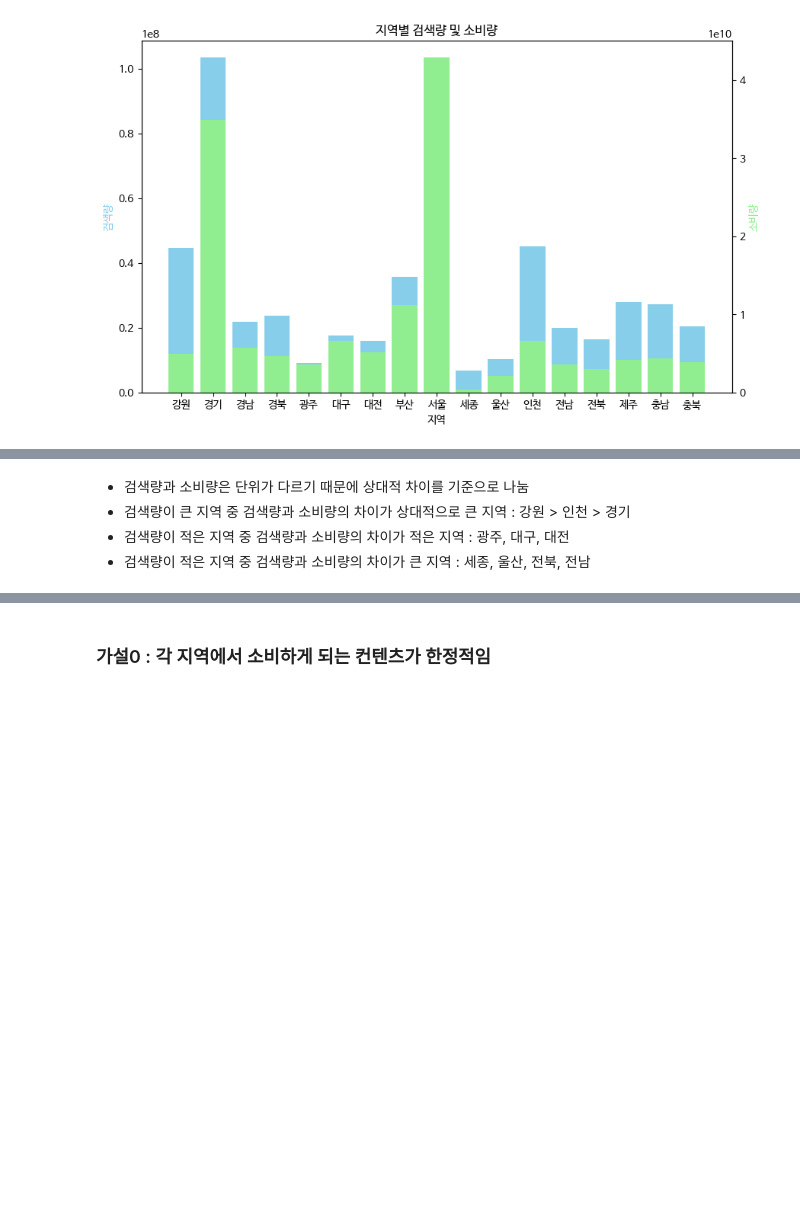
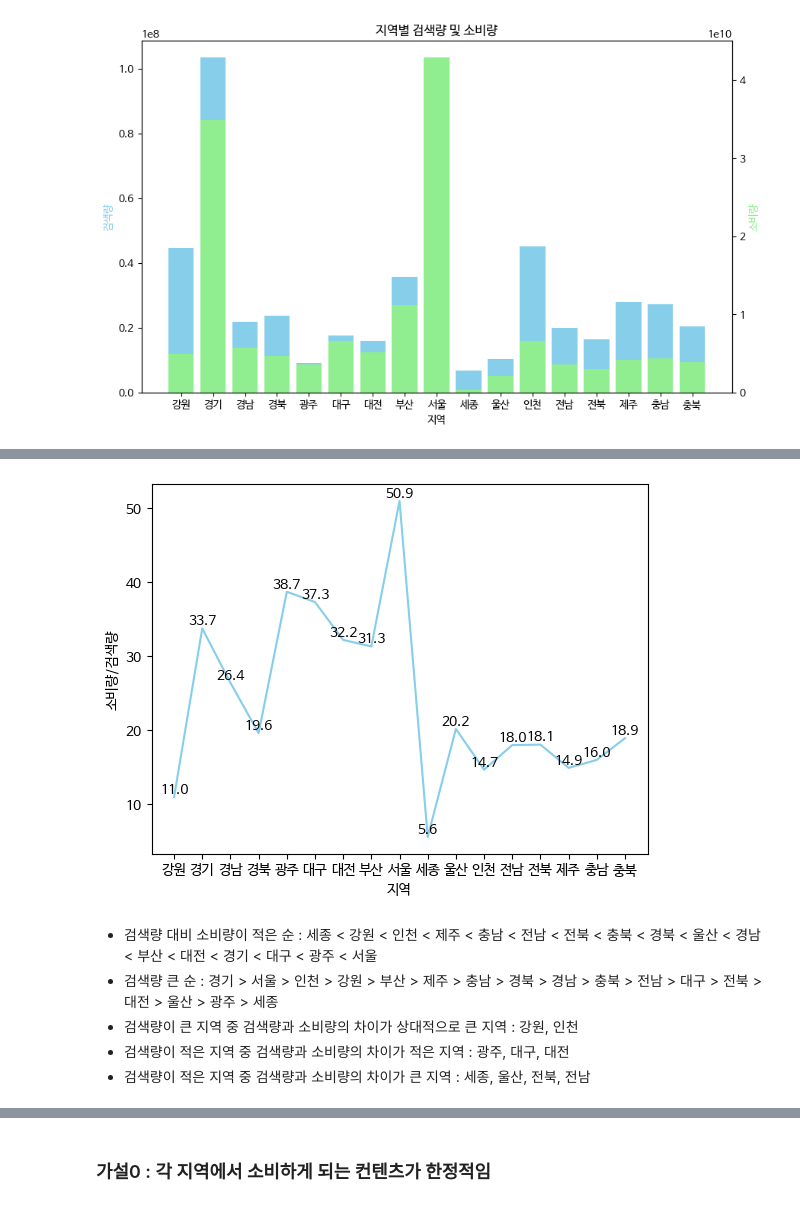
Before and after one commit to skymined/path_finder_data_analysis, a Jupyter notebook: DA/EDA.ipynb, the cells around one changed output, grey strips where cells are left out. Saved outputs shown, nothing was run; the diff lists cells and outputs as text; code cells hidden in the pictures; blank space fills up the shorter version.

```diff
--- a/DA/EDA.ipynb
+++ b/DA/EDA.ipynb
@@ -138,3 +160,8 @@ plt.xticks(rotation=45)
 plt.show()
 # %% [output]
 [figure]
+# %%
+# 검색량 대비 소비량의 퍼센테이지를 구함
+df = pd.DataFrame({'Region':total_search_region.index,'검색량' : total_search_region, '소비량' : total_consume_region})
+df['소비량/검색량'] = (df['소비량']/df['검색량'])/10
+df
@@ -141,6 +210,16 @@ plt.show()
+# %%
+plt.plot(df['Region'], df['소비량/검색량'], color='skyblue', label='소비량/검색량(/10)')
+plt.xlabel('지역')
+plt.ylabel('소비량/검색량')
+for i, txt in enumerate(df['소비량/검색량']):
+    plt.text(df['Region'][i], txt, f'{txt:.1f}', ha='center', va='bottom')
+plt.show()
+# %% [output]
+[figure, added]
 # %% [markdown]
-- 검색량과 소비량은 단위가 다르기 때문에 상대적 차이를 기준으로 나눔
-- 검색량이 큰 지역 중 검색량과 소비량의 차이가 상대적으로 큰 지역 : 강원 > 인천 > 경기
+- 검색량 대비 소비량이 적은 순 : 세종 < 강원 < 인천 < 제주 < 충남 < 전남 < 전북 < 충북 < 경북 < 울산 < 경남 < 부산 < 대전 < 경기 < 대구 < 광주 < 서울
+- 검색량 큰 순 : 경기 > 서울 > 인천 > 강원 > 부산 > 제주 > 충남 > 경북 > 경남 > 충북 > 전남 > 대구 > 전북 > 대전 > 울산 > 광주 > 세종
+- 검색량이 큰 지역 중 검색량과 소비량의 차이가 상대적으로 큰 지역 : 강원, 인천
 - 검색량이 적은 지역 중 검색량과 소비량의 차이가 적은 지역 : 광주, 대구, 대전
 - 검색량이 적은 지역 중 검색량과 소비량의 차이가 큰 지역 : 세종, 울산, 전북, 전남
 # %% [markdown]
```
Also changed, not shown: parts of 5 cells of this notebook.
